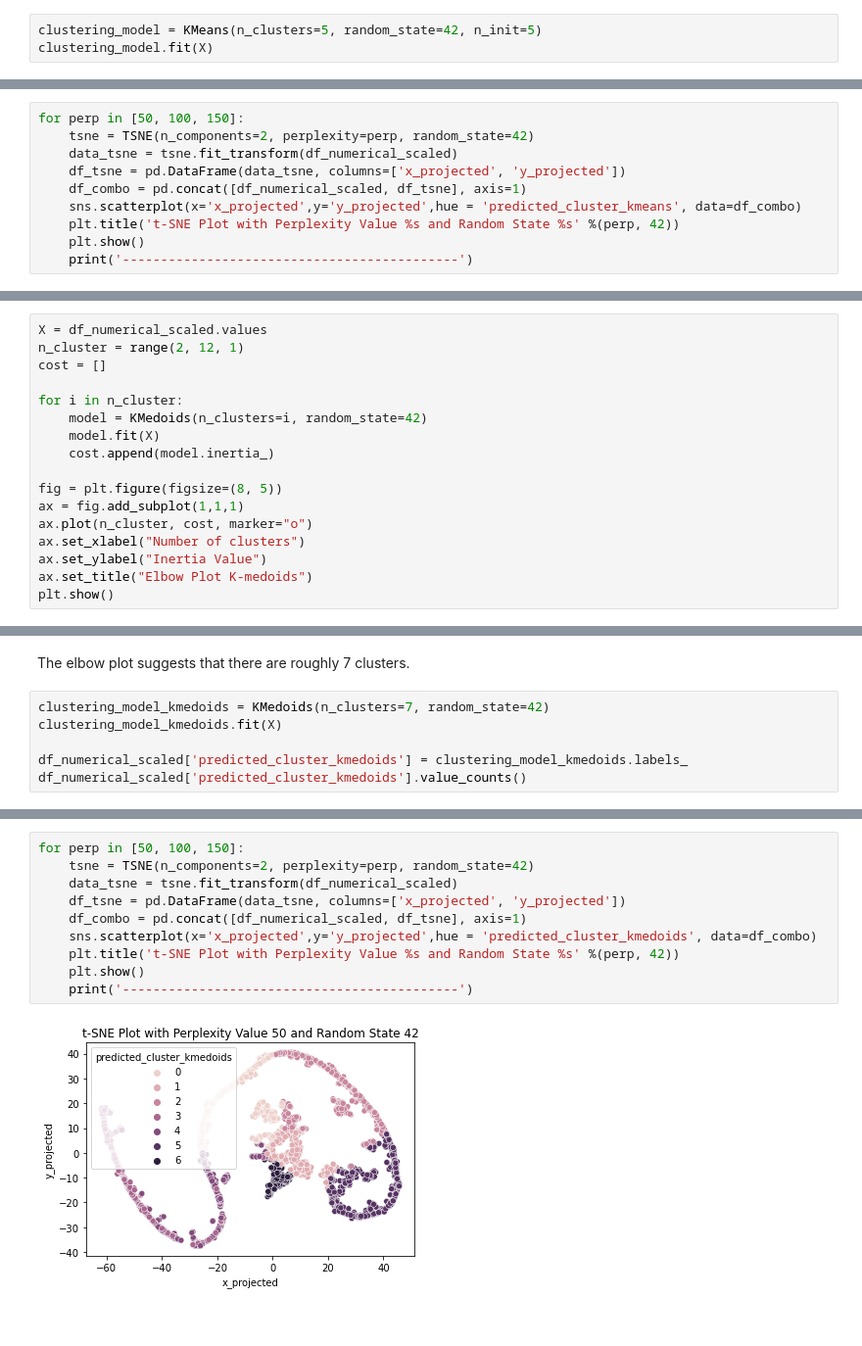
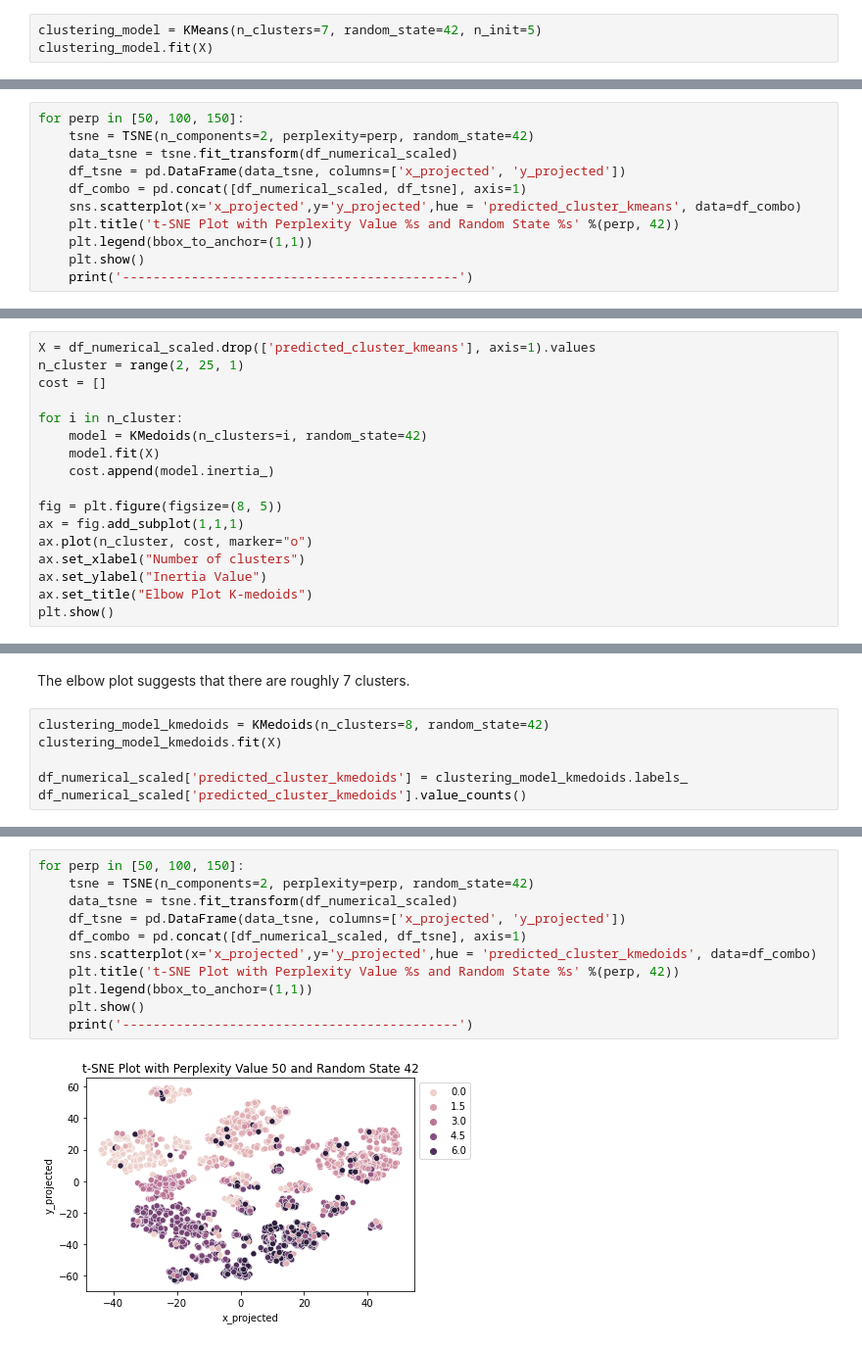
Before and after one commit to KelvinYQC/DataMning_Project, a Jupyter notebook: DM_Clustering_final.ipynb, the cells around one changed output, grey strips where cells are left out. Shown at 98% size. Drawn from its saved outputs; the diff is of its cells as text.

```diff
--- a/DM_Clustering_final.ipynb
+++ b/DM_Clustering_final.ipynb
@@ -168,4 +202,4 @@ Elbow plot suggests that there are roughly 5 clusters
 # %%
-clustering_model = KMeans(n_clusters=5, random_state=42, n_init=5)
+clustering_model = KMeans(n_clusters=7, random_state=42, n_init=5)
 clustering_model.fit(X)
 # %% [output]
@@ -216,6 +243,7 @@ for perp in [50, 100, 150]:
     df_combo = pd.concat([df_numerical_scaled, df_tsne], axis=1)
     sns.scatterplot(x='x_projected',y='y_projected',hue = 'predicted_cluster_kmeans', data=df_combo)
     plt.title('t-SNE Plot with Perplexity Value %s and Random State %s' %(perp, 42))
+    plt.legend(bbox_to_anchor=(1,1))
     plt.show()
     print('--------------------------------------------')
 # %% [output]
@@ -228,8 +256,8 @@ for perp in [50, 100, 150]:
 # %% [markdown]
 ### K-Medoids
 # %%
-X = df_numerical_scaled.values
-n_cluster = range(2, 12, 1)
+X = df_numerical_scaled.drop(['predicted_cluster_kmeans'], axis=1).values
+n_cluster = range(2, 25, 1)
 cost = []
 
 for i in n_cluster:
@@ -249,7 +277,7 @@ plt.show()
 # %% [markdown]
 The elbow plot suggests that there are roughly 7 clusters.
 # %%
-clustering_model_kmedoids = KMedoids(n_clusters=7, random_state=42)
+clustering_model_kmedoids = KMedoids(n_clusters=8, random_state=42)
 clustering_model_kmedoids.fit(X)
 
 df_numerical_scaled['predicted_cluster_kmedoids'] = clustering_model_kmedoids.labels_
@@ -285,13 +314,14 @@ for i in range(1,15):
 # %%
 for perp in [50, 100, 150]:
     tsne = TSNE(n_components=2, perplexity=perp, random_state=42)
     data_tsne = tsne.fit_transform(df_numerical_scaled)
     df_tsne = pd.DataFrame(data_tsne, columns=['x_projected', 'y_projected'])
     df_combo = pd.concat([df_numerical_scaled, df_tsne], axis=1)
     sns.scatterplot(x='x_projected',y='y_projected',hue = 'predicted_cluster_kmedoids', data=df_combo)
     plt.title('t-SNE Plot with Perplexity Value %s and Random State %s' %(perp, 42))
+    plt.legend(bbox_to_anchor=(1,1))
     plt.show()
     print('--------------------------------------------')
 # %% [output]
-[figure, old version]
+[figure, new version]
 --------------------------------------------
```
Also changed, not shown: parts of 21 cells of this notebook.
